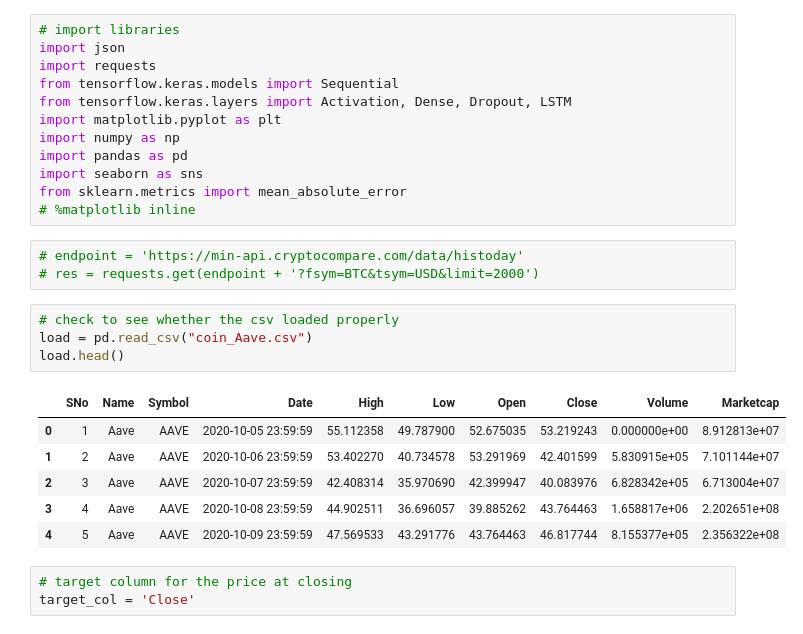
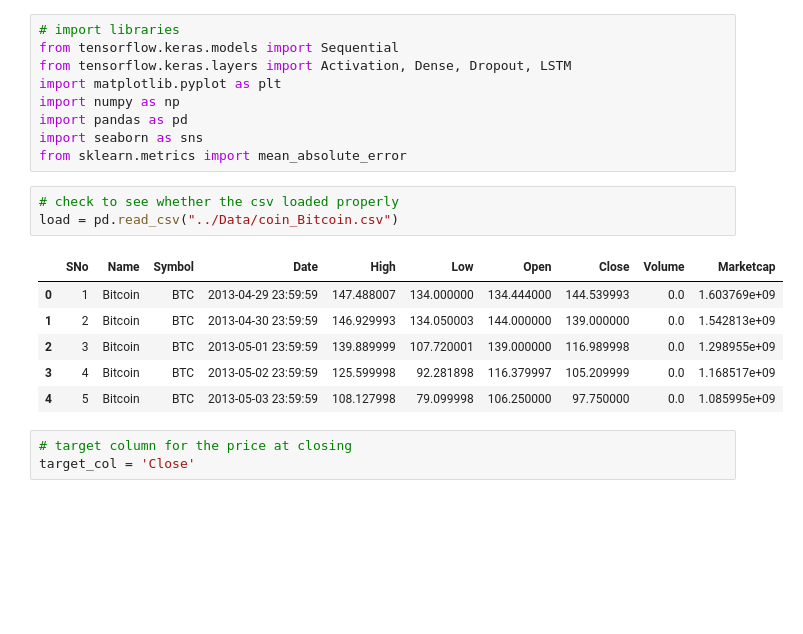
Before and after one commit to andy0207huang/2021-wai-crypto, a Jupyter notebook: Notebook/test.ipynb, the cells around one changed output. Drawn from its saved outputs; the diff is of its cells as text; blank space fills up the shorter version.

```diff
--- a/Notebook/test.ipynb
+++ b/Notebook/test.ipynb
@@ -1,7 +1,5 @@
 # %%
 # import libraries
-import json
-import requests
 from tensorflow.keras.models import Sequential
 from tensorflow.keras.layers import Activation, Dense, Dropout, LSTM
 import matplotlib.pyplot as plt
@@ -9,21 +7,16 @@ import numpy as np
 import pandas as pd
 import seaborn as sns
 from sklearn.metrics import mean_absolute_error
-# %matplotlib inline
-# %%
-# endpoint = 'https://min-api.cryptocompare.com/data/histoday'
-# res = requests.get(endpoint + '?fsym=BTC&tsym=USD&limit=2000')
 # %%
 # check to see whether the csv loaded properly
-load = pd.read_csv("coin_Aave.csv")
-load.head()
+load = pd.read_csv("../Data/coin_Bitcoin.csv")
 # %% [output]
 |  | SNo | Name | Symbol | Date | High | Low | Open | Close | Volume | Marketcap |
-| 0 | 1 | Aave | AAVE | 2020-10-05 23:59:59 | 55.112358 | 49.787900 | 52.675035 | 53.219243 | 0.000000e+00 | 8.912813e+07 |
-| 1 | 2 | Aave | AAVE | 2020-10-06 23:59:59 | 53.402270 | 40.734578 | 53.291969 | 42.401599 | 5.830915e+05 | 7.101144e+07 |
-| 2 | 3 | Aave | AAVE | 2020-10-07 23:59:59 | 42.408314 | 35.970690 | 42.399947 | 40.083976 | 6.828342e+05 | 6.713004e+07 |
-| 3 | 4 | Aave | AAVE | 2020-10-08 23:59:59 | 44.902511 | 36.696057 | 39.885262 | 43.764463 | 1.658817e+06 | 2.202651e+08 |
-| 4 | 5 | Aave | AAVE | 2020-10-09 23:59:59 | 47.569533 | 43.291776 | 43.764463 | 46.817744 | 8.155377e+05 | 2.356322e+08 |
+| 0 | 1 | Bitcoin | BTC | 2013-04-29 23:59:59 | 147.488007 | 134.000000 | 134.444000 | 144.539993 | 0.0 | 1.603769e+09 |
+| 1 | 2 | Bitcoin | BTC | 2013-04-30 23:59:59 | 146.929993 | 134.050003 | 144.000000 | 139.000000 | 0.0 | 1.542813e+09 |
+| 2 | 3 | Bitcoin | BTC | 2013-05-01 23:59:59 | 139.889999 | 107.720001 | 139.000000 | 116.989998 | 0.0 | 1.298955e+09 |
+| 3 | 4 | Bitcoin | BTC | 2013-05-02 23:59:59 | 125.599998 | 92.281898 | 116.379997 | 105.209999 | 0.0 | 1.168517e+09 |
+| 4 | 5 | Bitcoin | BTC | 2013-05-03 23:59:59 | 108.127998 | 79.099998 | 106.250000 | 97.750000 | 0.0 | 1.085995e+09 |
 # %%
 # target column for the price at closing
 target_col = 'Close'
```
Also changed, not shown: parts of 1 cell of this notebook, 2 other files.
